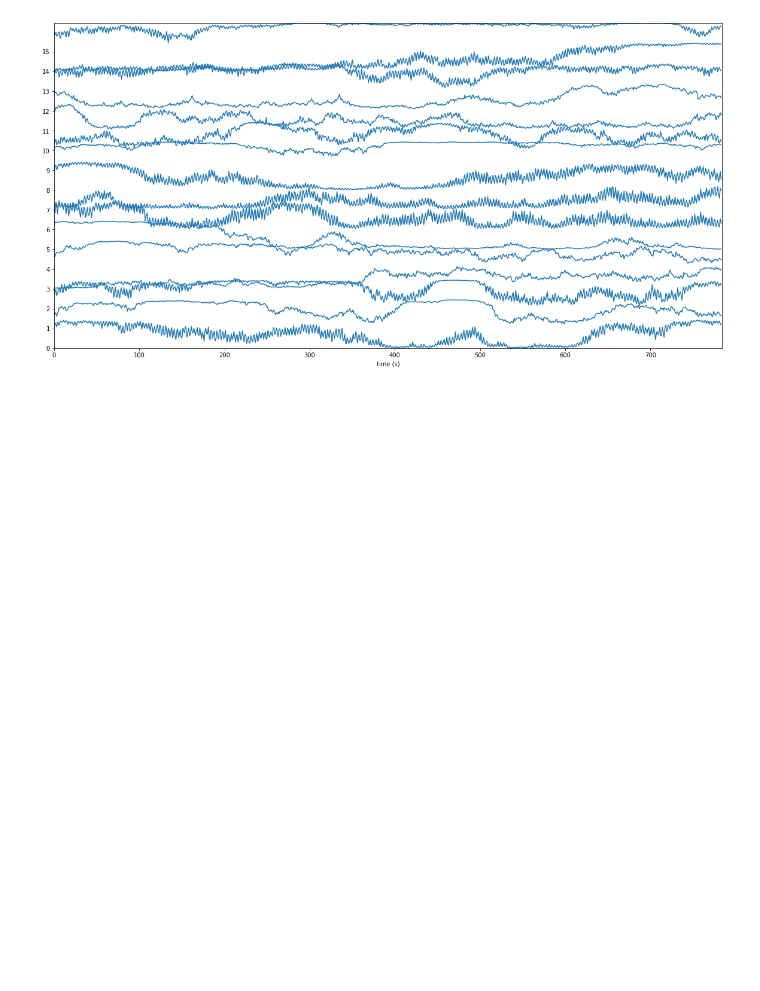
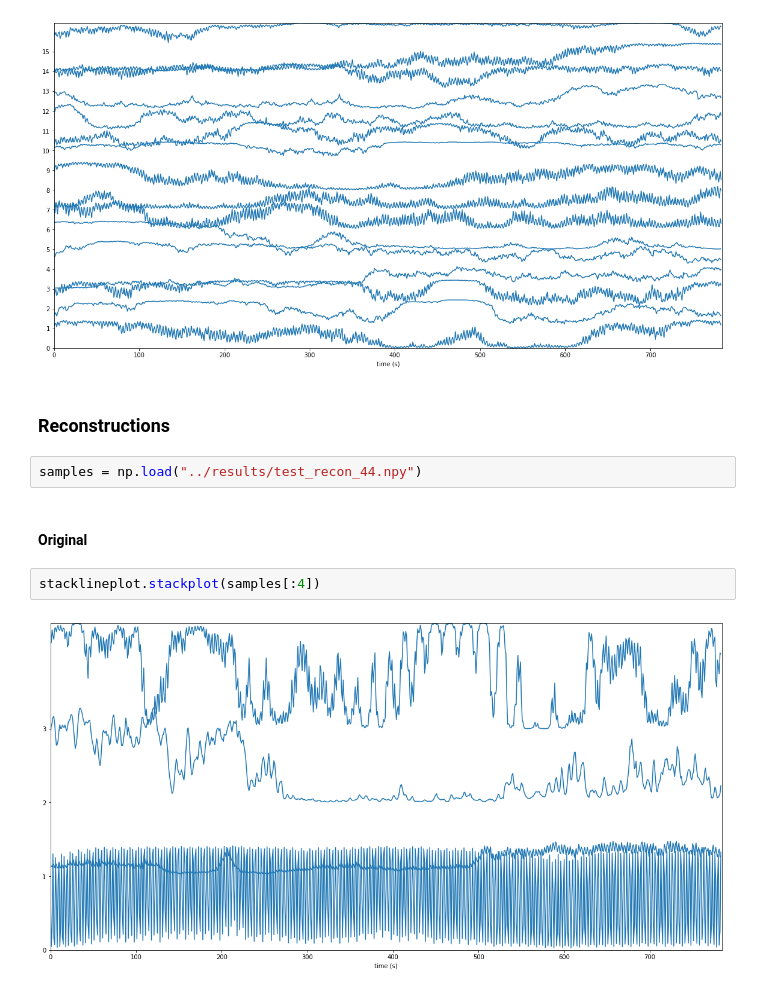
Before and after one commit to DanielLongo/NeuralFill, a Jupyter notebook: visualize/plot_vae_gens.ipynb, the cells around one changed output. Saved outputs shown, nothing was run; the diff lists cells and outputs as text; blank space fills up the shorter version.

Commit message:
added recon

```diff
--- a/visualize/plot_vae_gens.ipynb
+++ b/visualize/plot_vae_gens.ipynb
@@ -19,3 +19,13 @@ samples = np.load("../results/sample_770.npy")
 stacklineplot.stackplot(samples)
 # %% [output]
 [figure]
+# %% [markdown]
+### Reconstructions
+# %%
+samples = np.load("../results/test_recon_44.npy")
+# %% [markdown]
+#### Original
+# %%
+stacklineplot.stackplot(samples[:4])
+# %% [output]
+[figure, added]
```
Also changed, not shown: parts of 2 cells of this notebook, 1 other file.
